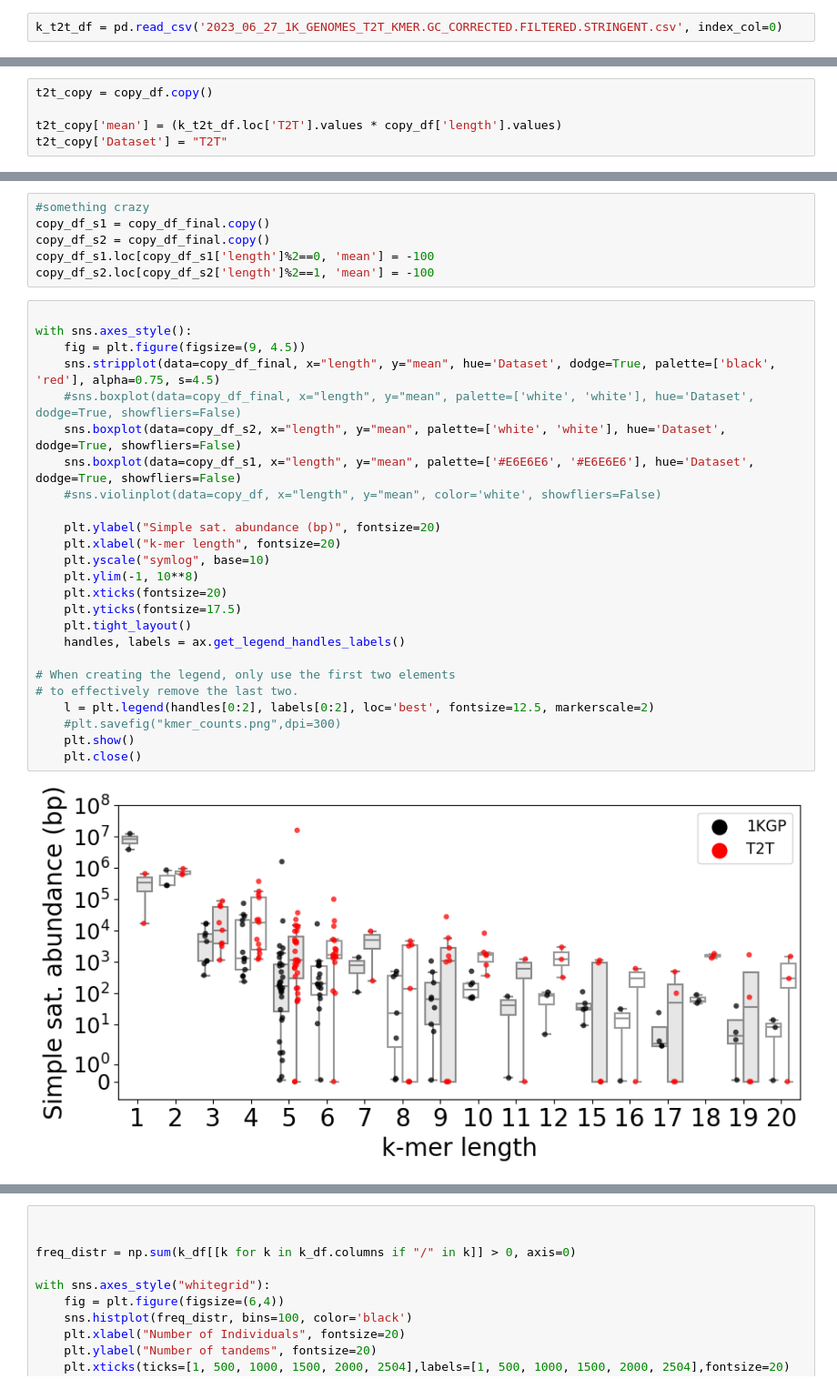
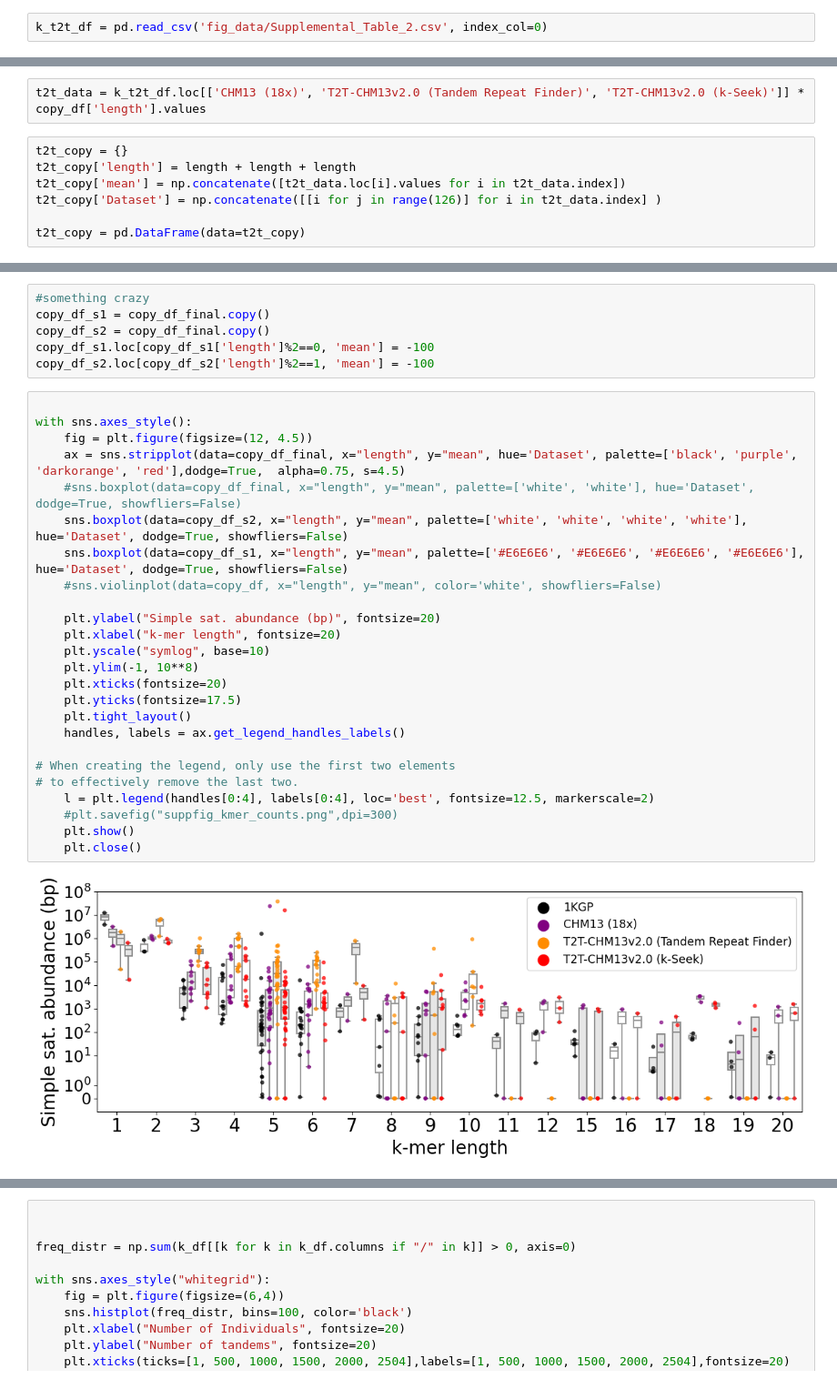
Before and after one commit to is-the-biologist/1KGP_SATS, a Jupyter notebook: scripts/git_jupyter/HumanGenomeSatVar_gitcode.1.ipynb, the cells around one changed output, grey strips where cells are left out. Shown at 91% size. Cells and saved outputs as stored; diff of their text form.

```diff
--- a/scripts/git_jupyter/HumanGenomeSatVar_gitcode.1.ipynb
+++ b/scripts/git_jupyter/HumanGenomeSatVar_gitcode.1.ipynb
@@ -35,4 +35,4 @@ import igraph as ig
 k_df = pd.read_csv('fig_data/Supplemental_Table_1.csv', index_col=0)
 k_counts = k_df[[k for k in k_df.columns[0:126] if "/" in k]].T
 # %%
-k_t2t_df = pd.read_csv('2023_06_27_1K_GENOMES_T2T_KMER.GC_CORRECTED.FILTERED.STRINGENT.csv', index_col=0)
+k_t2t_df = pd.read_csv('fig_data/Supplemental_Table_2.csv', index_col=0)
@@ -53,10 +49,14 @@ np.mean(k_counts.T[k_counts.T["A/T"] > 0]['A/T'])
 12486601.967176596
 # %%
 copy_df['Dataset'] = ['1KGP' for k in range(126)]
+# %%
+t2t_data = k_t2t_df.loc[['CHM13 (18x)', 'T2T-CHM13v2.0 (Tandem Repeat Finder)', 'T2T-CHM13v2.0 (k-Seek)']] * copy_df['length'].values
 # %%
-t2t_copy = copy_df.copy()
+t2t_copy = {}
+t2t_copy['length'] = length + length + length
+t2t_copy['mean'] = np.concatenate([t2t_data.loc[i].values for i in t2t_data.index])
+t2t_copy['Dataset'] = np.concatenate([[i for j in range(126)] for i in t2t_data.index] )
 
-t2t_copy['mean'] = (k_t2t_df.loc['T2T'].values * copy_df['length'].values)
-t2t_copy['Dataset'] = "T2T"
+t2t_copy = pd.DataFrame(data=t2t_copy)
 # %%
 copy_df_final = pd.concat([copy_df, t2t_copy])
@@ -73,27 +69,27 @@ copy_df_s2.loc[copy_df_s2['length']%2==1, 'mean'] = -100
 # %%
 
 with sns.axes_style():
-    fig = plt.figure(figsize=(9, 4.5))
-    sns.stripplot(data=copy_df_final, x="length", y="mean", hue='Dataset', dodge=True, palette=['black', 'red'], alpha=0.75, s=4.5)
+    fig = plt.figure(figsize=(12, 4.5))
+    ax = sns.stripplot(data=copy_df_final, x="length", y="mean", hue='Dataset', palette=['black', 'purple', 'darkorange', 'red'],dodge=True,  alpha=0.75, s=4.5)
     #sns.boxplot(data=copy_df_final, x="length", y="mean", palette=['white', 'white'], hue='Dataset', dodge=True, showfliers=False)
-    sns.boxplot(data=copy_df_s2, x="length", y="mean", palette=['white', 'white'], hue='Dataset', dodge=True, showfliers=False)
-    sns.boxplot(data=copy_df_s1, x="length", y="mean", palette=['#E6E6E6', '#E6E6E6'], hue='Dataset', dodge=True, showfliers=False)
+    sns.boxplot(data=copy_df_s2, x="length", y="mean", palette=['white', 'white', 'white', 'white'], hue='Dataset', dodge=True, showfliers=False)
+    sns.boxplot(data=copy_df_s1, x="length", y="mean", palette=['#E6E6E6', '#E6E6E6', '#E6E6E6', '#E6E6E6'], hue='Dataset', dodge=True, showfliers=False)
     #sns.violinplot(data=copy_df, x="length", y="mean", color='white', showfliers=False)
 
     plt.ylabel("Simple sat. abundance (bp)", fontsize=20)
     plt.xlabel("k-mer length", fontsize=20)
     plt.yscale("symlog", base=10)
     plt.ylim(-1, 10**8)
     plt.xticks(fontsize=20)
     plt.yticks(fontsize=17.5)
     plt.tight_layout()
     handles, labels = ax.get_legend_handles_labels()
 
 # When creating the legend, only use the first two elements
 # to effectively remove the last two.
-    l = plt.legend(handles[0:2], labels[0:2], loc='best', fontsize=12.5, markerscale=2)
-    #plt.savefig("kmer_counts.png",dpi=300)
+    l = plt.legend(handles[0:4], labels[0:4], loc='best', fontsize=12.5, markerscale=2)
+    #plt.savefig("suppfig_kmer_counts.png",dpi=300)
     plt.show()
     plt.close()
 # %% [output]
-[figure, old version]
+[figure, new version]
```
Also changed, not shown: parts of 23 cells of this notebook.
